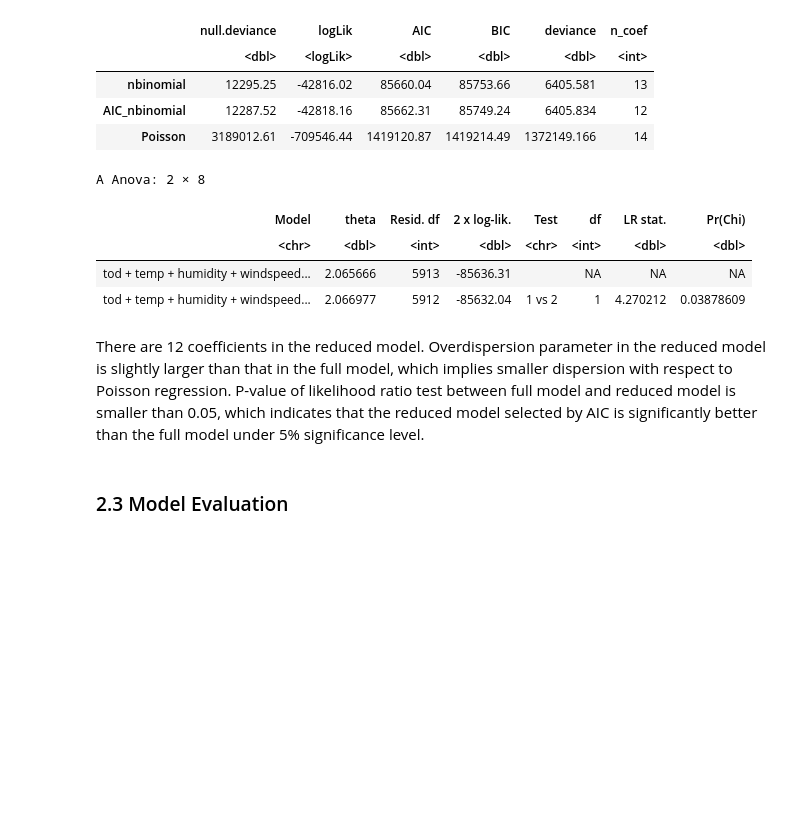
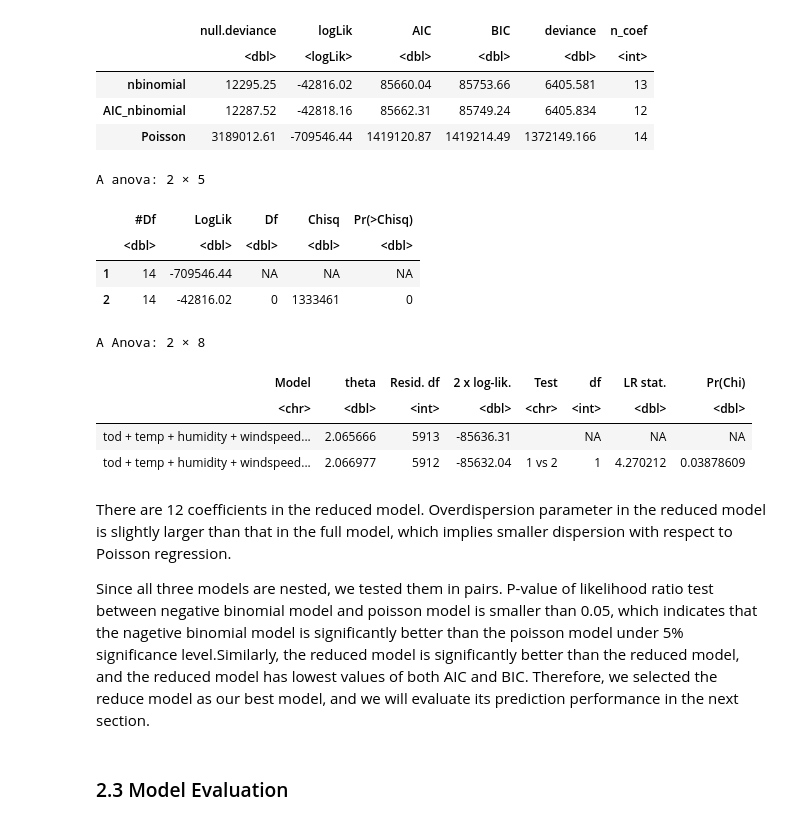
Before and after one commit to xiaohu1122/538A_project, a Jupyter notebook: 538A_Final_Project.ipynb, the cells around one changed output. Drawn from its saved outputs; the diff is of its cells as text; code cells hidden in the pictures; blank space fills up the shorter version.

```diff
--- a/538A_Final_Project.ipynb
+++ b/538A_Final_Project.ipynb
@@ -442,6 +454,15 @@ A data.frame: 3 × 6
 | nbinomial | 12295.25 | -42816.02 | 85660.04 | 85753.66 | 6405.581 | 13 |
 | AIC_nbinomial | 12287.52 | -42818.16 | 85662.31 | 85749.24 | 6405.834 | 12 |
 | Poisson | 3189012.61 | -709546.44 | 1419120.87 | 1419214.49 | 1372149.166 | 14 |
+# %%
+library(lmtest)
+lrtest(poisson_model,nbinomial_model)
+# %% [output]
+A anova: 2 × 5
+|  | #Df | LogLik | Df | Chisq | Pr(>Chisq) |
+|  | <dbl> | <dbl> | <dbl> | <dbl> | <dbl> |
+| 1 | 14 | -709546.44 | NA | NA | NA |
+| 2 | 14 | -42816.02 | 0 | 1333461 | 0 |
 # %%
 anova(nbinomial_model,AIC_nbinomial_model)
 # %% [output]
@@ -451,7 +472,9 @@ A Anova: 2 × 8
 | tod + temp + humidity + windspeed... | 2.065666 | 5913 | -85636.31 |  | NA | NA | NA |
 | tod + temp + humidity + windspeed... | 2.066977 | 5912 | -85632.04 | 1 vs 2 | 1 | 4.270212 | 0.03878609 |
 # %% [markdown]
-There are 12 coefficients in the reduced model. Overdispersion parameter in the reduced model is slightly larger than that in the full model, which implies smaller dispersion with respect to Poisson regression. P-value of likelihood ratio test between full model and reduced model is smaller than 0.05, which indicates that the reduced model selected by AIC is significantly better than the full model under 5% significance level.
+There are 12 coefficients in the reduced model. Overdispersion parameter in the reduced model is slightly larger than that in the full model, which implies smaller dispersion with respect to Poisson regression.
+
+Since all three models are nested, we tested them in pairs. P-value of likelihood ratio test between negative binomial model and poisson model is smaller than 0.05, which indicates that the nagetive binomial model is significantly better than the poisson model under 5% significance level.Similarly, the reduced model is significantly better than the reduced model, and the reduced model has lowest values of both AIC and BIC. Therefore, we selected the reduce model as our best model, and we will evaluate its prediction performance in the next section.
 # %% [markdown]
 ### 2.3 Model Evaluation
 # %%
```
Also changed, not shown: parts of 8 cells of this notebook.
